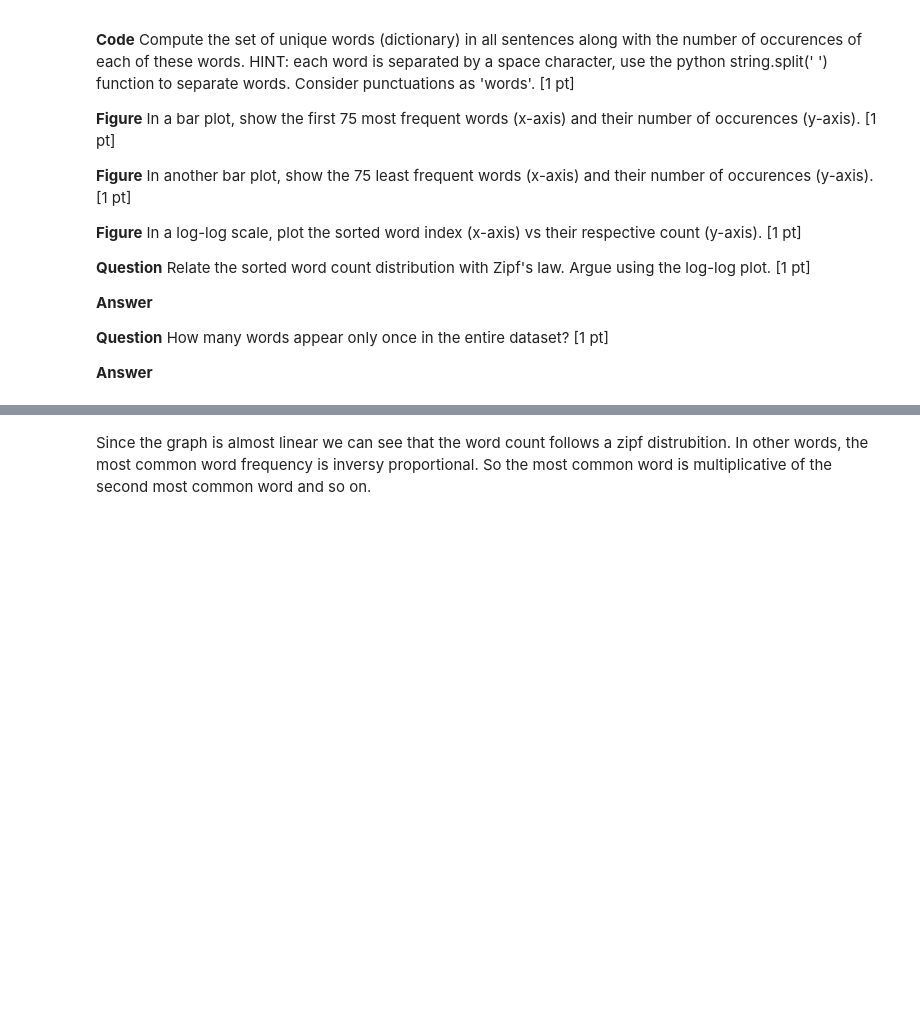
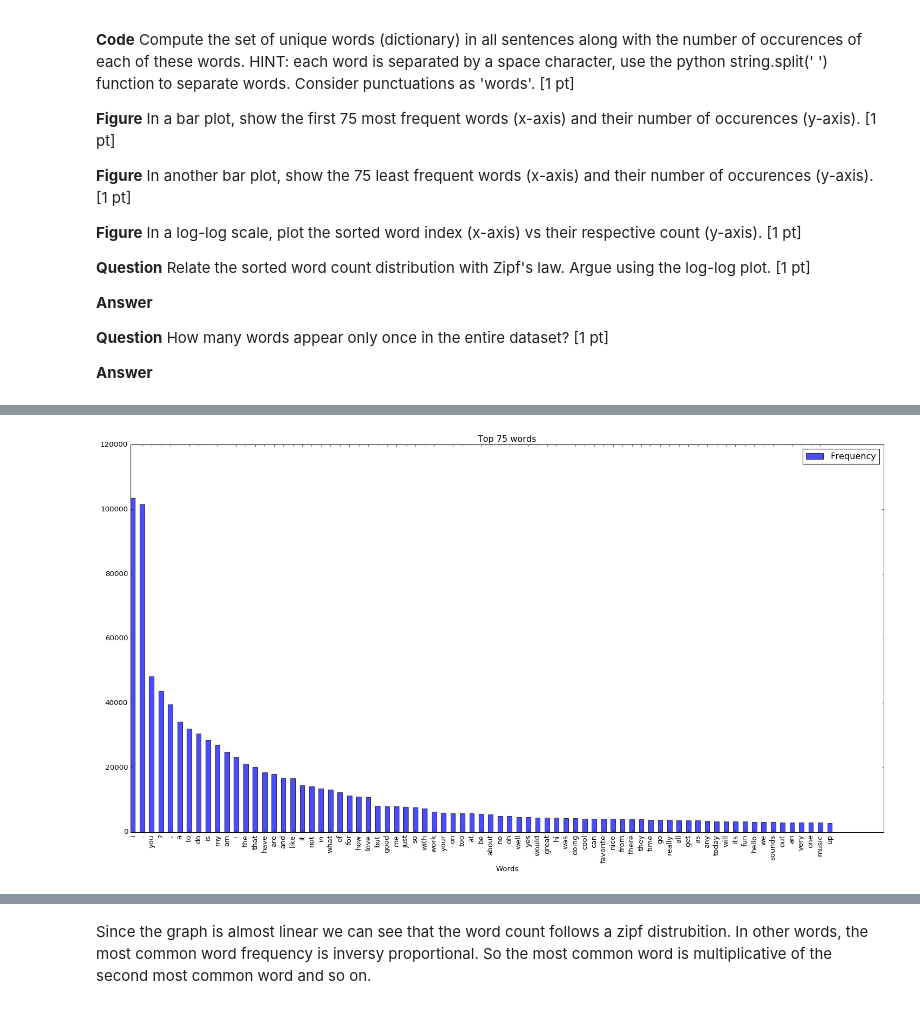
Before and after one commit to FredrikBixo/ChatBot, a Jupyter notebook: miniproject2_ChatBot.ipynb, the cells around one changed output, grey strips where cells are left out. Drawn from its saved outputs; the diff is of its cells as text; code cells hidden in the pictures; blank space fills up the shorter version.

```diff
--- a/miniproject2_ChatBot.ipynb
+++ b/miniproject2_ChatBot.ipynb
@@ -128,3 +135,5 @@ len(conversations), conversations[0]
+# %%
+separator = ' '
 # %% [markdown]
 ### Extract word tokens
 
@@ -211,0 +192,10 @@ plt.loglog(x, y)
+# %%
+cut = 75
+# %%
+# top 75 words
+print('{:20} {:>06s}'.format('word', 'frequency'))
+print('{:20} {:>06s}'.format('-'*20, '-'*6))
+
+top = OrderedDict(sorted(word_dic.items(), key=lambda kv: kv[1], reverse=True)[:cut])
+for w in top.keys():
+    print('{:20} {:>06d}'.format(w, top[w]))
@@ -211,0 +246,32 @@ plt.loglog(x, y)
+# %%
+plt.style.use('classic')
+# %%
+xs = np.arange(len(top))
+ys = top.values()
+
+bar_width = .5
+opacity = 0.7
+error_config = {'ecolor': '0.3'}
+
+
+fig, ax = plt.subplots()
+fig.set_size_inches(18.5, 10.5)
+fig.set_facecolor(color='white')
+
+
+rects = ax.bar(xs, ys, width=bar_width,
+               align='edge',
+               alpha=opacity, color='b',
+               error_kw=error_config,
+               label='Frequency')
+
+ax.set_xlabel('Words')
+ax.set_title('Top 75 words')
+ax.set_xticks(xs + bar_width / 2)
+ax.set_xticklabels(top.keys())
+ax.legend()
+
+plt.xticks(rotation=90)
+fig.tight_layout()
+# %% [output]
+[figure, added]
```
Also changed, not shown: parts of 52 cells of this notebook.
